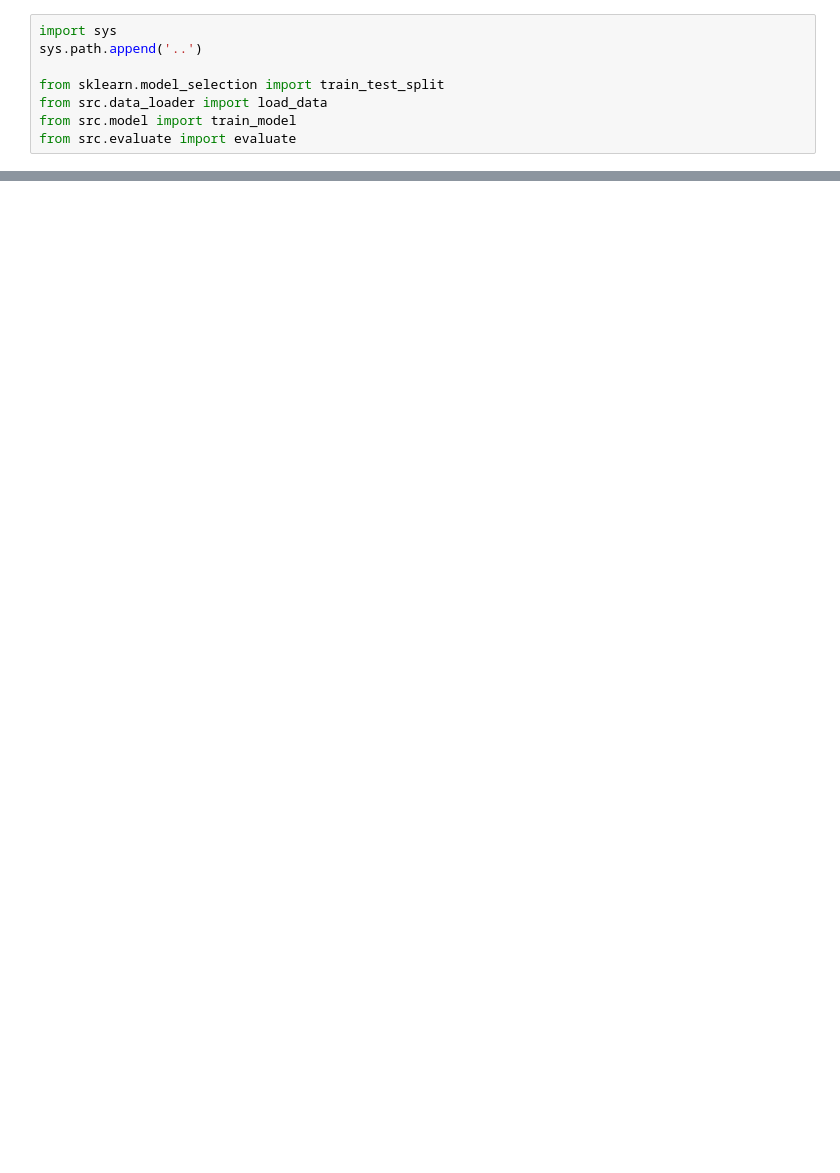
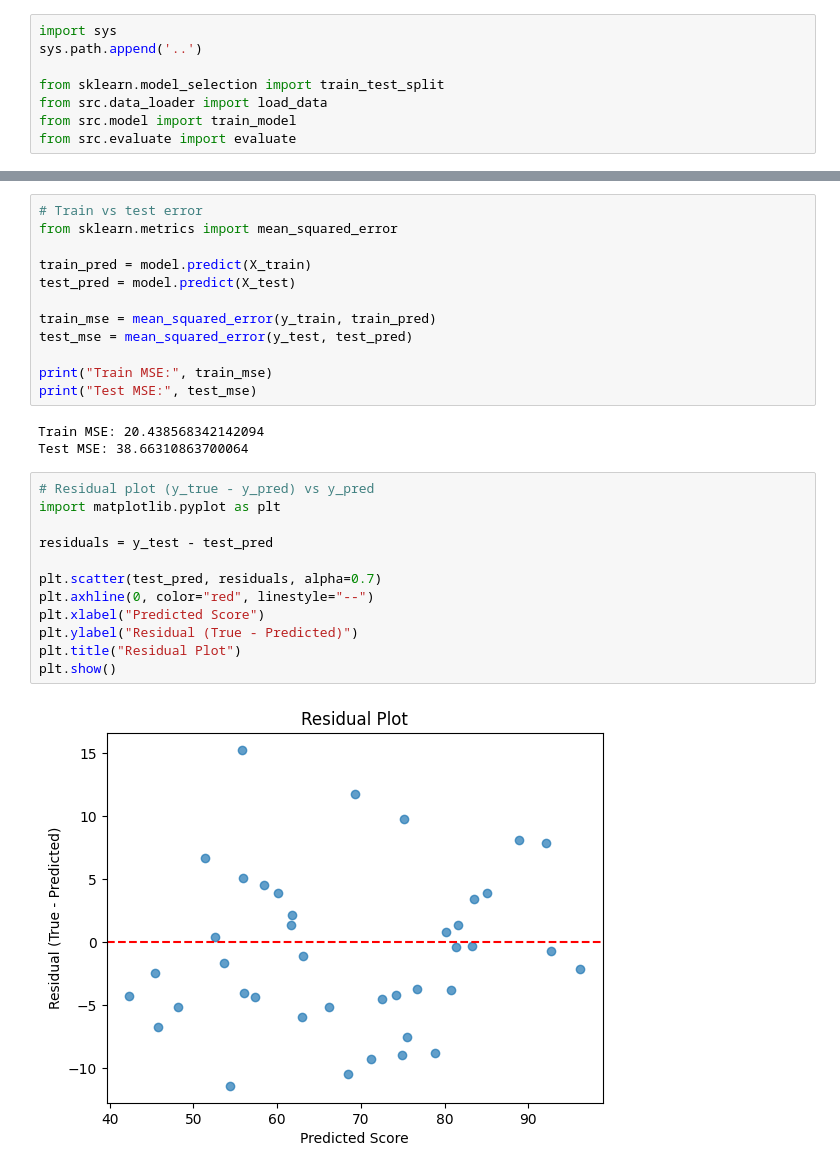
Before and after one commit to xokaji/Agentic-Student-Exam-Score-Prediction, a Jupyter notebook: notebooks/01_exploration.ipynb, the cells around one changed output, grey strips where cells are left out. Cells and saved outputs as stored; diff of their text form; blank space fills up the shorter version.

```diff
--- a/notebooks/01_exploration.ipynb
+++ b/notebooks/01_exploration.ipynb
@@ -73,0 +76,29 @@ Mean Squared Error: 5.57119246842133
+# %%
+# Train vs test error
+from sklearn.metrics import mean_squared_error
+
+train_pred = model.predict(X_train)
+test_pred = model.predict(X_test)
+
+train_mse = mean_squared_error(y_train, train_pred)
+test_mse = mean_squared_error(y_test, test_pred)
+
+print("Train MSE:", train_mse)
+print("Test MSE:", test_mse)
+# %% [output]
+Train MSE: 20.438568342142094
+Test MSE: 38.66310863700064
+# %%
+# Residual plot (y_true - y_pred) vs y_pred
+import matplotlib.pyplot as plt
+
+residuals = y_test - test_pred
+
+plt.scatter(test_pred, residuals, alpha=0.7)
+plt.axhline(0, color="red", linestyle="--")
+plt.xlabel("Predicted Score")
+plt.ylabel("Residual (True - Predicted)")
+plt.title("Residual Plot")
+plt.show()
+# %% [output]
+[figure, added]
```
Also changed, not shown: parts of 7 cells of this notebook, 13 other files.
